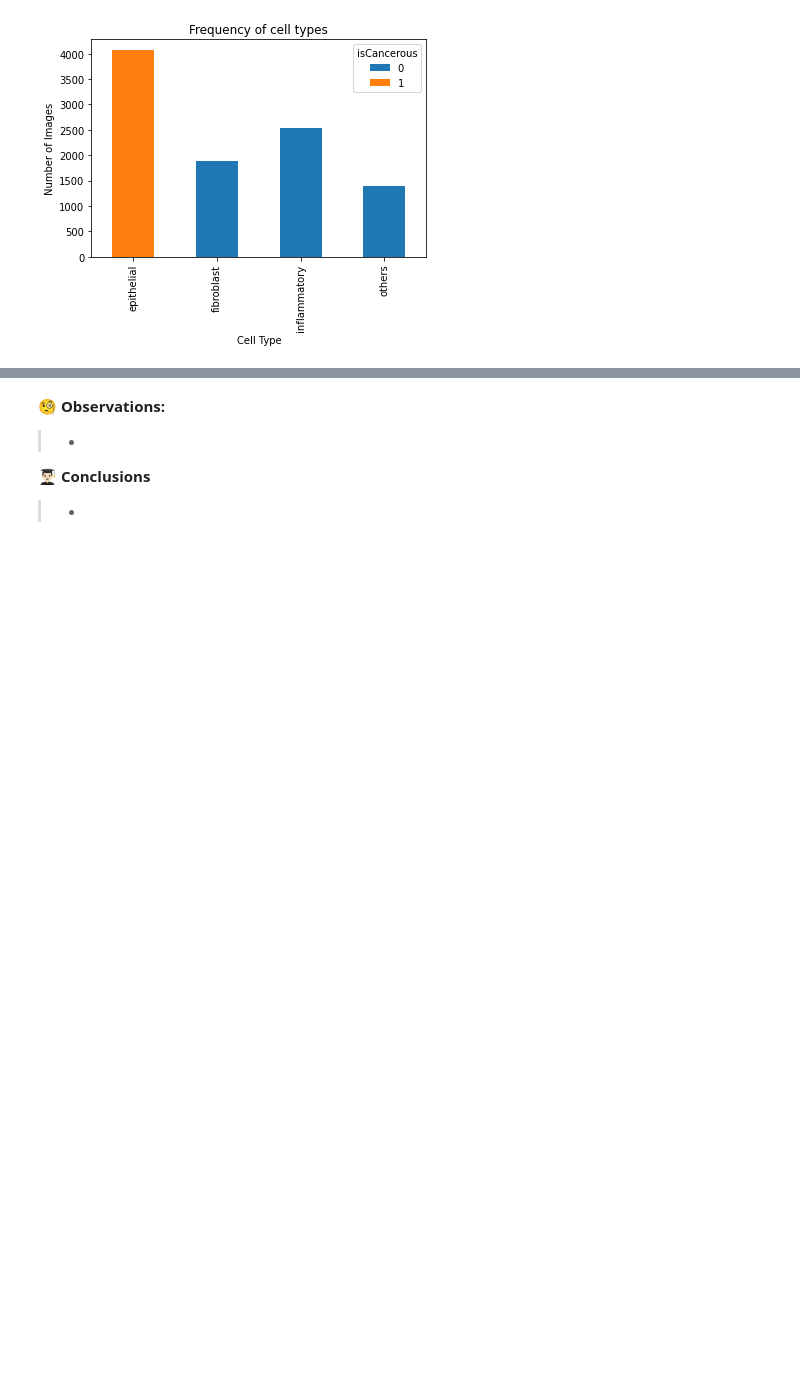
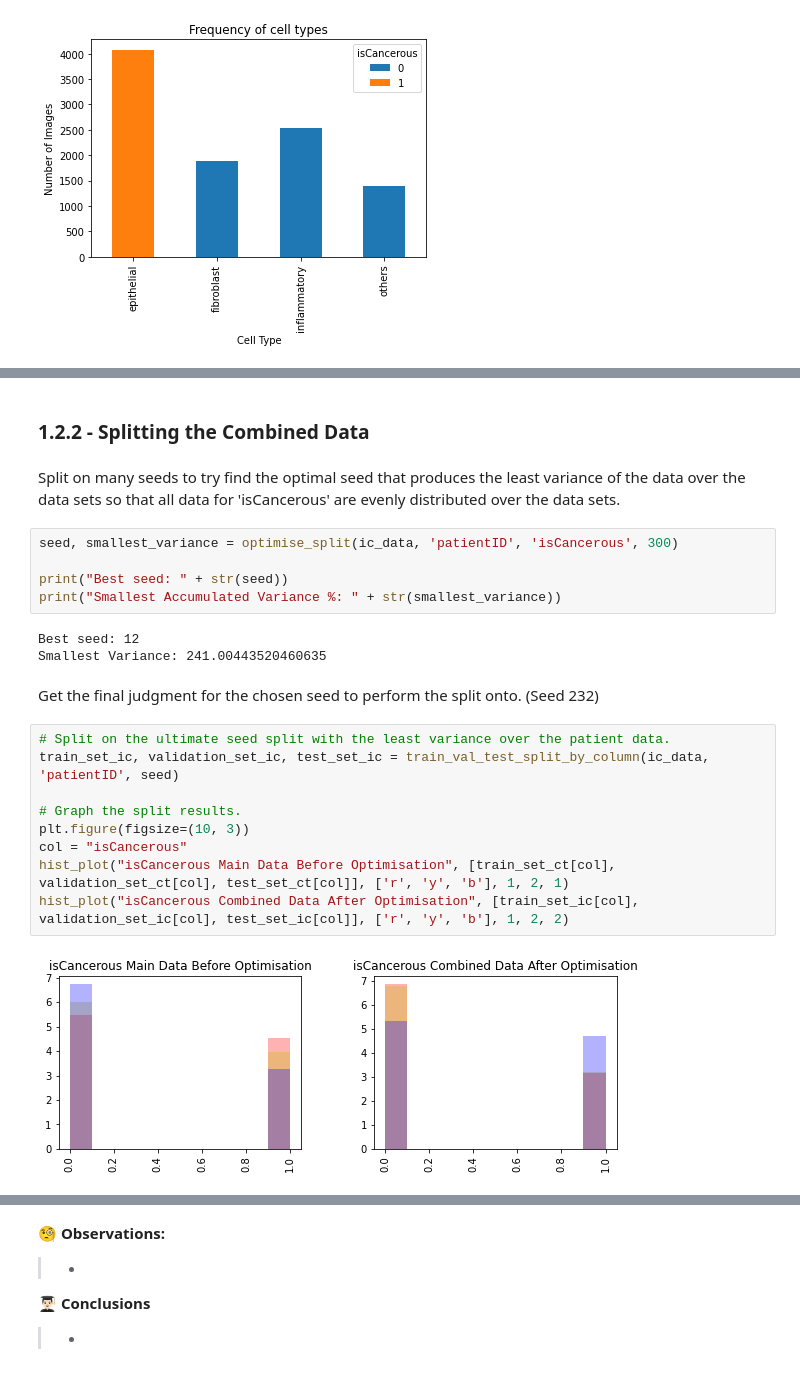
Before and after one commit to Luke-Mason/CML-Assignment-2, a Jupyter notebook: Luke.ipynb, the cells around one changed output, grey strips where cells are left out. Cells and saved outputs as stored; diff of their text form; blank space fills up the shorter version.

```diff
--- a/Luke.ipynb
+++ b/Luke.ipynb
@@ -553,0 +624,25 @@ pd.crosstab(main_data['cellTypeName'], main_data['isCancerous'], margins=False).
+# %% [markdown]
+### 1.2.2 - Splitting the Combined Data
+# %% [markdown]
+Split on many seeds to try find the optimal seed that produces the least variance of the data over the data sets so that all data for 'isCancerous' are evenly distributed over the data sets.
+# %%
+seed, smallest_variance = optimise_split(ic_data, 'patientID', 'isCancerous', 300)
+
+print("Best seed: " + str(seed))
+print("Smallest Accumulated Variance %: " + str(smallest_variance))
+# %% [output]
+Best seed: 12
+Smallest Variance: 241.00443520460635
+# %% [markdown]
+Get the final judgment for the chosen seed to perform the split onto. (Seed 232)
+# %%
+# Split on the ultimate seed split with the least variance over the patient data.
+train_set_ic, validation_set_ic, test_set_ic = train_val_test_split_by_column(ic_data, 'patientID', seed)
+
+# Graph the split results.
+plt.figure(figsize=(10, 3))
+col = "isCancerous"
+hist_plot("isCancerous Main Data Before Optimisation", [train_set_ct[col], validation_set_ct[col], test_set_ct[col]], ['r', 'y', 'b'], 1, 2, 1)
+hist_plot("isCancerous Combined Data After Optimisation", [train_set_ic[col], validation_set_ic[col], test_set_ic[col]], ['r', 'y', 'b'], 1, 2, 2)
+# %% [output]
+[figure, added]
```
Also changed, not shown: parts of 88 cells of this notebook.
